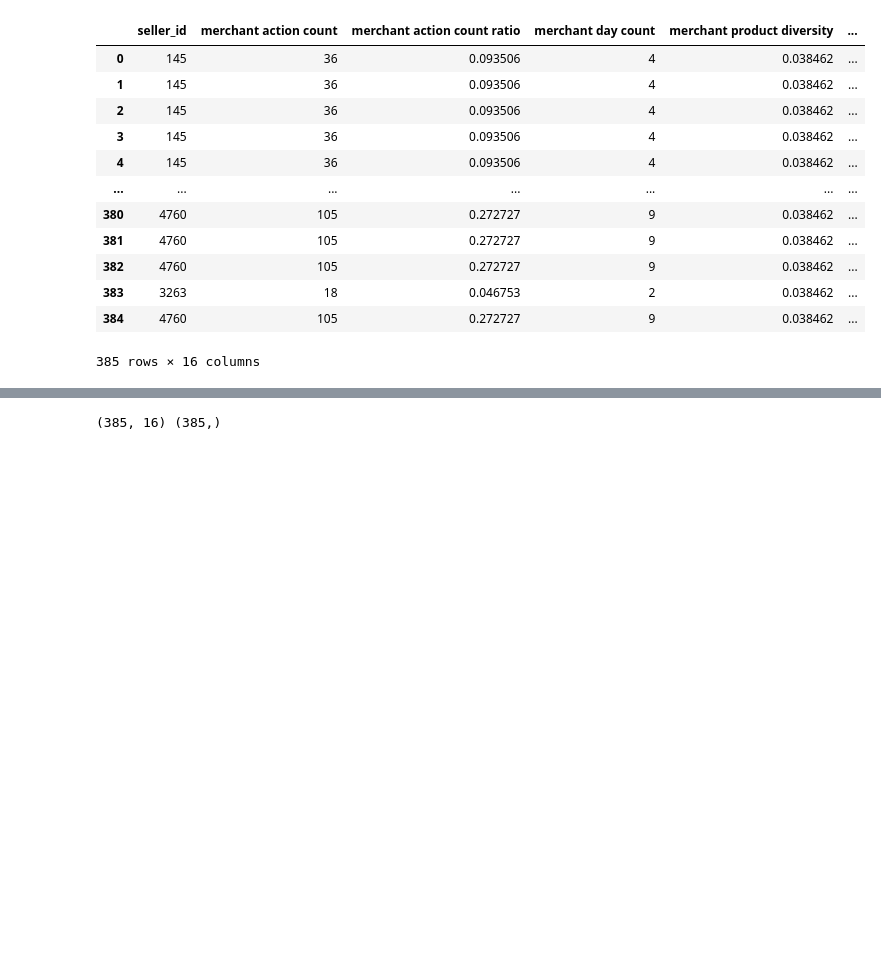
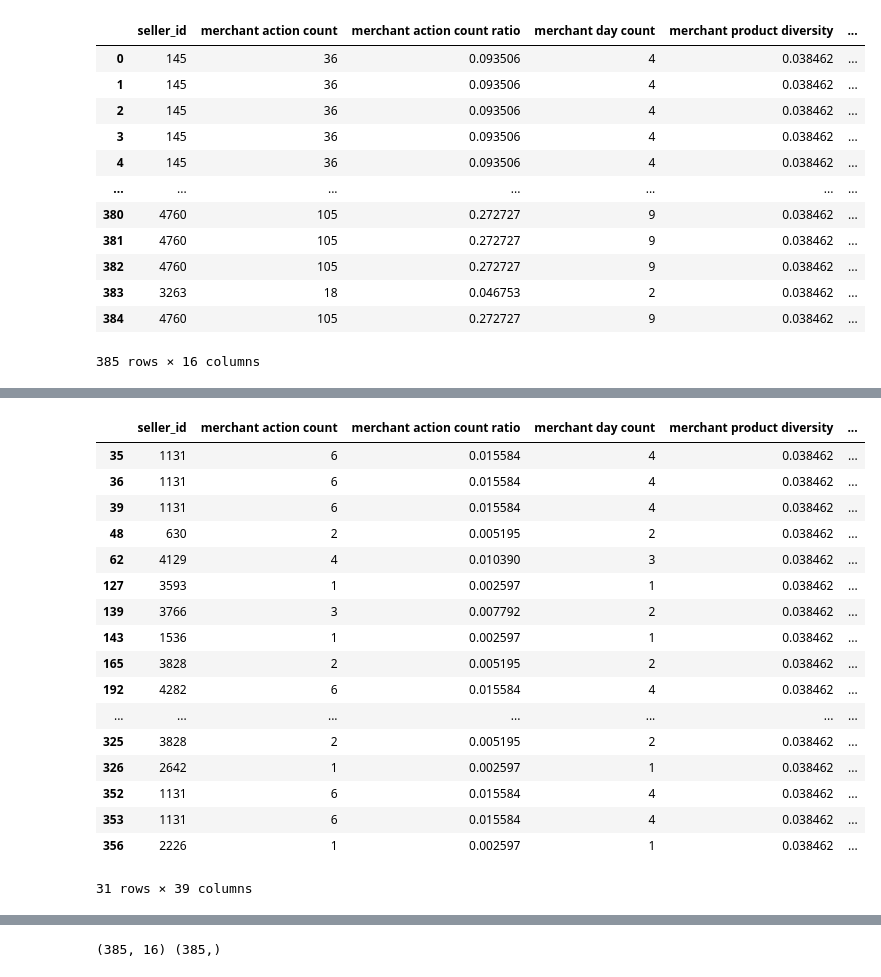
Before and after one commit to MrAlphalfa97/CECS_550, a Jupyter notebook: data_format1/Merchant Profile.ipynb, the cells around one changed output, grey strips where cells are left out. Saved outputs shown, nothing was run; the diff lists cells and outputs as text; code cells hidden in the pictures; blank space fills up the shorter version.

Commit message:
feat(FE): Merchant Profile Features Updated

```diff
--- a/data_format1/Merchant Profile.ipynb
+++ b/data_format1/Merchant Profile.ipynb
@@ -976,0 +1187,5 @@ df_merchant
+# %%
+
+merchant_buy = pd.DataFrame({'merchant_buys': df.groupby(['seller_id'])['action_type'].apply(lambda x: (x == 2).sum())})
+df_merchant = df_merchant.join(merchant_buy, on=['seller_id'])
+df_merchant
@@ -976,0 +1208,3 @@ df_merchant
+# %%
+df_merchant['merchant_buy_ratio'] = df_merchant['merchant_buys'] / df_merchant.groupby(['seller_id']).transform('size')
+df_merchant
@@ -976,0 +1227,7 @@ df_merchant
+# %%
+merchant_male_buy = df[df.action_type == 2].groupby(['seller_id'])['gender'].apply(lambda x: (x == 1).sum())
+merchant_female_buy = df[df.action_type == 2].groupby(['seller_id'])['gender'].apply(lambda x: (x == 0).sum())
+merchant_unknown_buy = df[df.action_type == 2].groupby(['seller_id'])['gender'].apply(lambda x: (x == 2).sum())
+gender_buys = pd.DataFrame({'merchant_male_buy_count': merchant_male_buy, 'merchant_female_buy_count': merchant_female_buy, 'merchant_unknown_buy_count': merchant_unknown_buy})
+df_merchant = df_merchant.join(gender_buys, on=['seller_id'])
+df_merchant
@@ -976,0 +1250,5 @@ df_merchant
+# %%
+df_merchant['merchant_male_buy_ratio'] = df_merchant['merchant_male_buy_count'] / df_merchant['merchant_buys']
+df_merchant['merchant_female_buy_ratio'] = df_merchant['merchant_female_buy_count'] / df_merchant['merchant_buys']
+df_merchant['merchant_unknown_buy_ratio'] = df_merchant['merchant_unknown_buy_count'] / df_merchant['merchant_buys']
+df_merchant
@@ -976,0 +1269,25 @@ df_merchant
+# %%
+
+# Visualize rows with NaNs
+nan_mask = df_merchant.isna().any(axis=1)
+nan_rows = df_merchant[nan_mask]
+nan_rows
+# %% [output]
+|  | seller_id | merchant action count | merchant action count ratio | merchant day count | merchant product diversity | ... |
+| 35 | 1131 | 6 | 0.015584 | 4 | 0.038462 | ... |
+| 36 | 1131 | 6 | 0.015584 | 4 | 0.038462 | ... |
+| 39 | 1131 | 6 | 0.015584 | 4 | 0.038462 | ... |
+| 48 | 630 | 2 | 0.005195 | 2 | 0.038462 | ... |
+| 62 | 4129 | 4 | 0.010390 | 3 | 0.038462 | ... |
+| 127 | 3593 | 1 | 0.002597 | 1 | 0.038462 | ... |
+| 139 | 3766 | 3 | 0.007792 | 2 | 0.038462 | ... |
+| 143 | 1536 | 1 | 0.002597 | 1 | 0.038462 | ... |
+| 165 | 3828 | 2 | 0.005195 | 2 | 0.038462 | ... |
+| 192 | 4282 | 6 | 0.015584 | 4 | 0.038462 | ... |
+| ... | ... | ... | ... | ... | ... | ... |
+| 325 | 3828 | 2 | 0.005195 | 2 | 0.038462 | ... |
+| 326 | 2642 | 1 | 0.002597 | 1 | 0.038462 | ... |
+| 352 | 1131 | 6 | 0.015584 | 4 | 0.038462 | ... |
+| 353 | 1131 | 6 | 0.015584 | 4 | 0.038462 | ... |
+| 356 | 2226 | 1 | 0.002597 | 1 | 0.038462 | ... |
+31 rows × 39 columns
```
Also changed, not shown: parts of 31 cells of this notebook, 1 other file.
